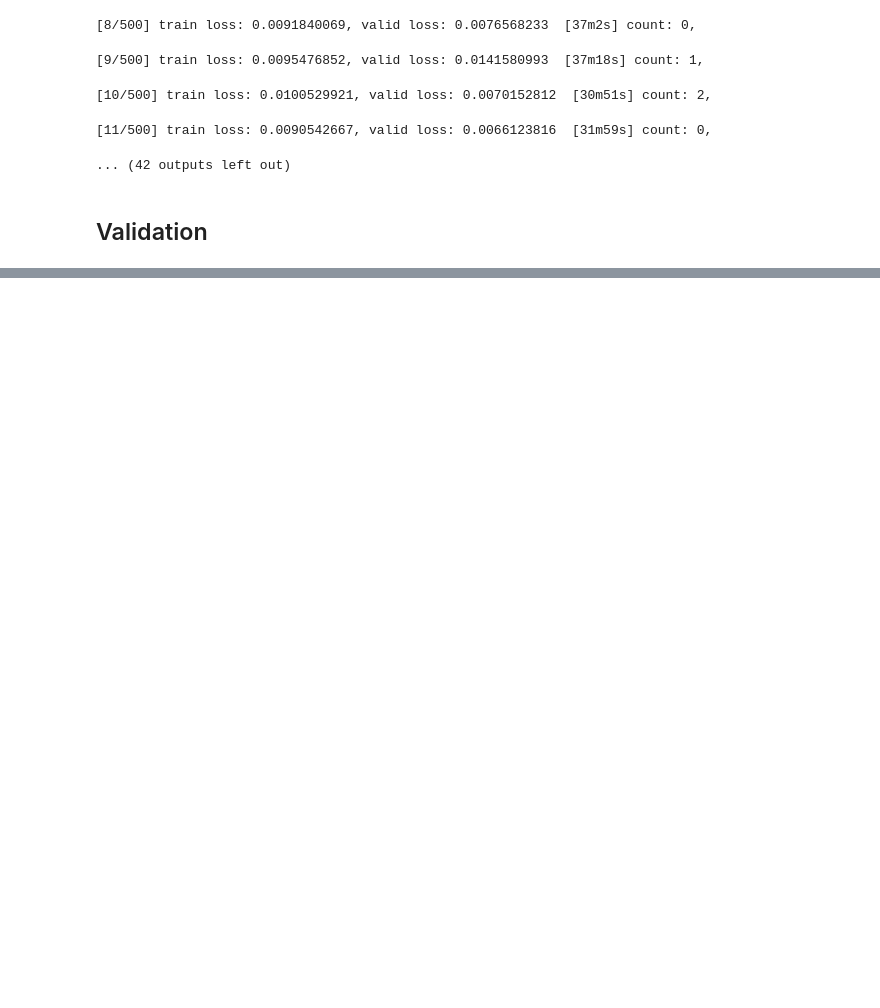
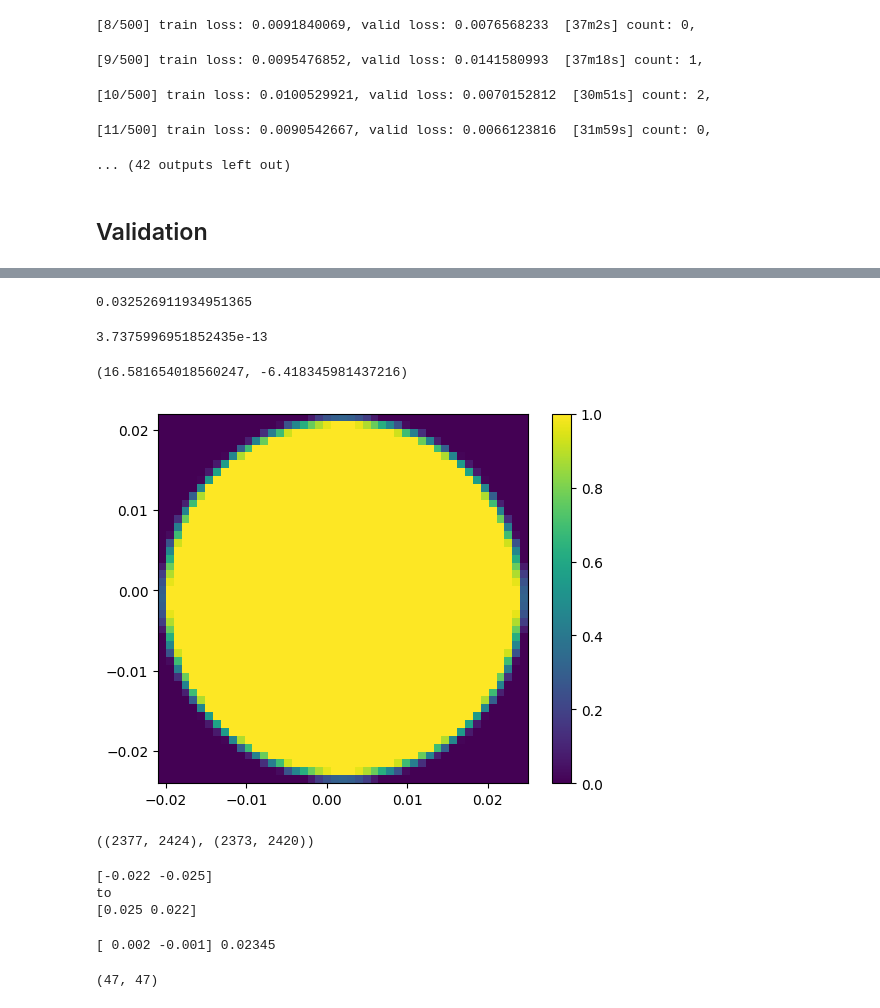
Before and after one commit to Naradice/stocknet_study, a Jupyter notebook: Models/Transformer/ClusterDistanceTransformer.ipynb, the cells around one changed output, grey strips where cells are left out. Cells and saved outputs as stored; diff of their text form; code cells hidden in the pictures; blank space fills up the shorter version.

```diff
--- a/Models/Transformer/ClusterDistanceTransformer.ipynb
+++ b/Models/Transformer/ClusterDistanceTransformer.ipynb
@@ -792,0 +1026,6 @@ ans, ans_time = tgt
+# %%
+center = np.asarray((0.002, -0.001))
+distance = 0.02345
+
+x = x_coords[((center[0] - distance) <= x_coords) & (x_coords <= (center[0] + distance))]
+y = y_coords[((center[1] - distance) <= y_coords) & (y_coords <= (center[1] + distance))]
@@ -792,0 +1036,25 @@ ans, ans_time = tgt
+# %%
+X, Y = np.meshgrid(x, y)
+dist = np.sqrt(((X - center[0])**2 + (Y - center[1])**2))
+# %%
+dist.max()
+# %% [output]
+0.032526911934951365
+# %%
+dist.min()
+# %% [output]
+3.7375996951852435e-13
+# %%
+test = (distance - dist) / (math.sqrt(2)*unit)
+# %%
+test.max(), test.min()
+# %% [output]
+(16.581654018560247, -6.418345981437216)
+# %%
+test_clipped = np.clip(test, 0, 1)
+# %%
+plt.imshow(test_clipped, origin='lower', extent=(min(x), max(x), min(y), max(y)))
+plt.colorbar()
+plt.show()
+# %% [output]
+[figure, added]
@@ -792,0 +1070,20 @@ ans, ans_time = tgt
+# %%
+(x_min_index, x_max_index), (y_min_index, y_max_index)
+# %% [output]
+((2377, 2424), (2373, 2420))
+# %%
+print(debug_coords[x_min_index, y_min_index])
+print("to")
+print(debug_coords[x_max_index, y_max_index])
+# %% [output]
+[-0.022 -0.025]
+to
+[0.025 0.022]
+# %%
+print(center, distance)
+# %% [output]
+[ 0.002 -0.001] 0.02345
+# %%
+test_clipped.shape
+# %% [output]
+(47, 47)
```
Also changed, not shown: parts of 37 cells of this notebook.
